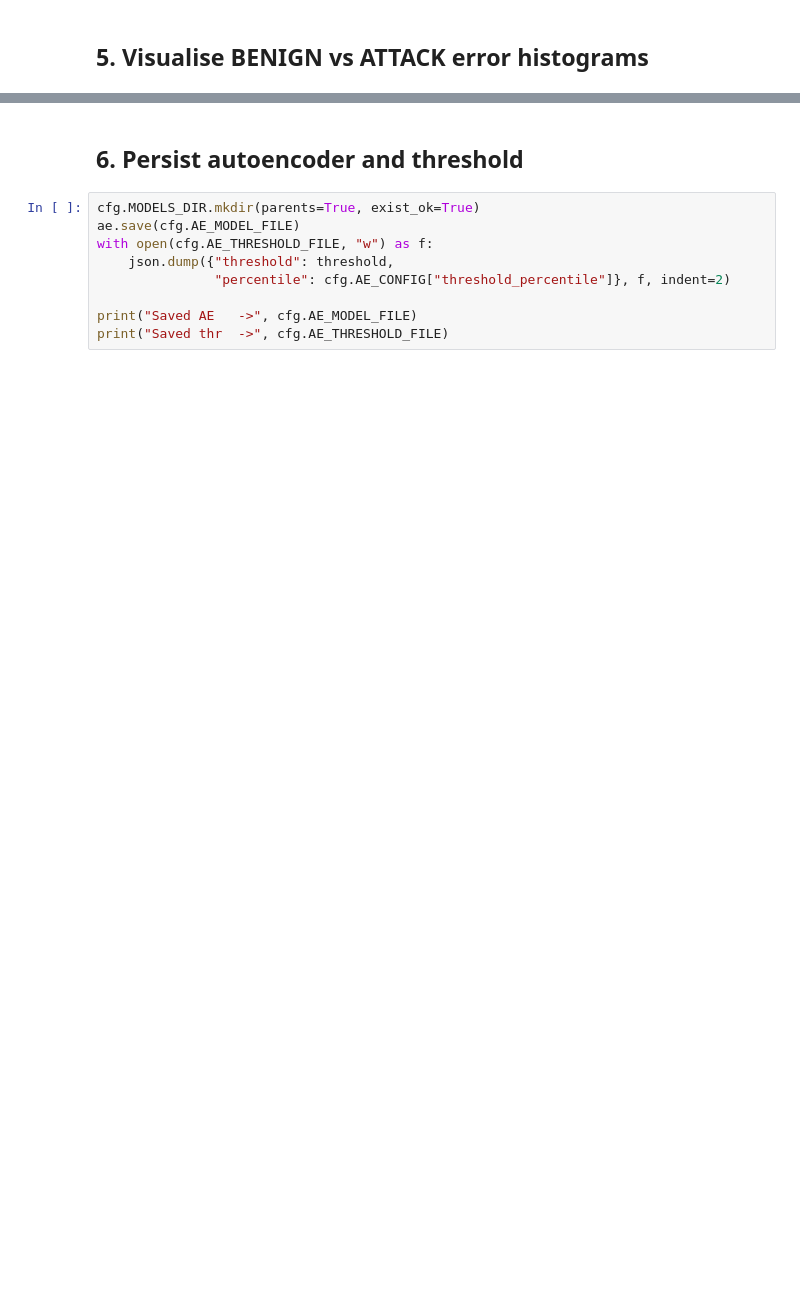
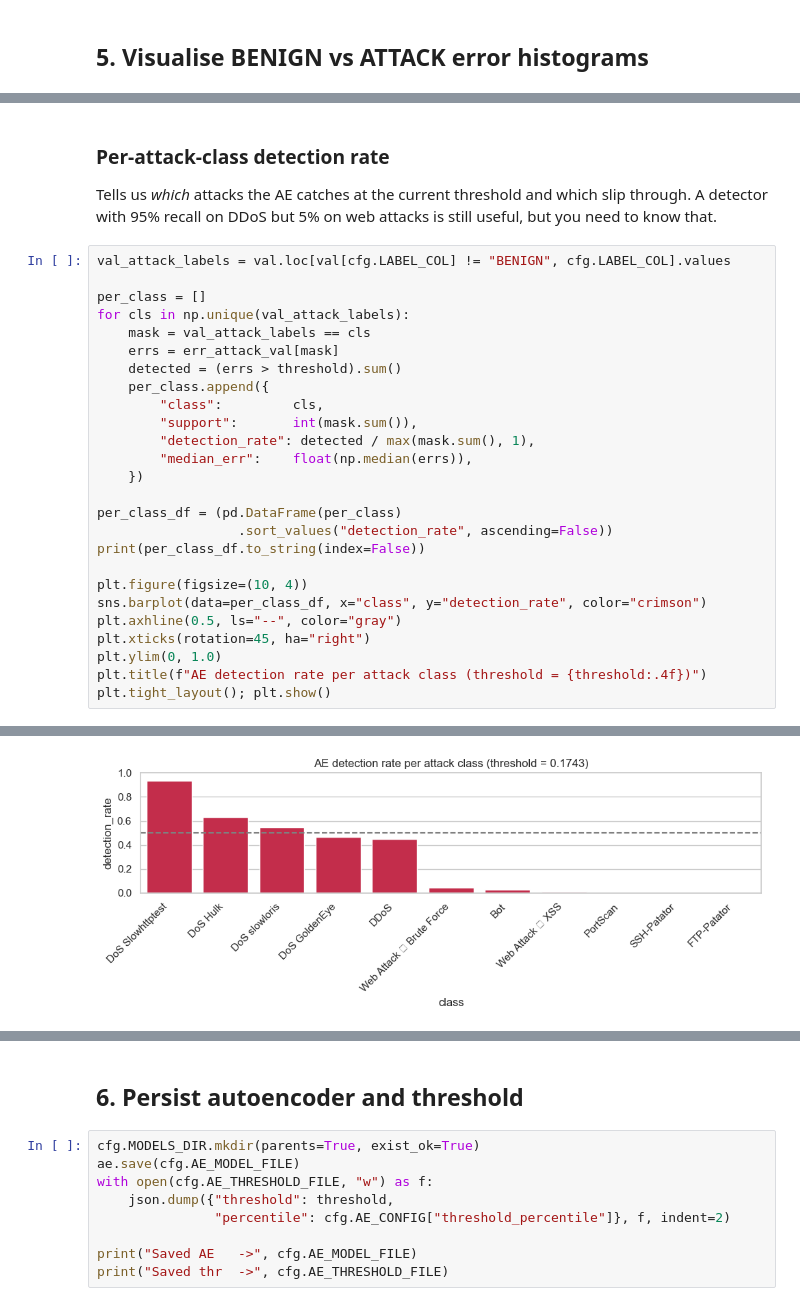
Before and after one commit to 7-lim/Smart_ids, a Jupyter notebook: notebooks/03_autoencoder_training.ipynb, the cells around one changed output, grey strips where cells are left out. Drawn from its saved outputs; the diff is of its cells as text; blank space fills up the shorter version.

Commit message:
fixed data split+fixed mlp

```diff
--- a/notebooks/03_autoencoder_training.ipynb
+++ b/notebooks/03_autoencoder_training.ipynb
@@ -89,0 +183,33 @@ plt.legend(); plt.tight_layout(); plt.show()
+# %% [markdown]
+### Per-attack-class detection rate
+
+Tells us *which* attacks the AE catches at the current threshold and which
+slip through. A detector with 95% recall on DDoS but 5% on web attacks is
+still useful, but you need to know that.
+# %%
+val_attack_labels = val.loc[val[cfg.LABEL_COL] != "BENIGN", cfg.LABEL_COL].values
+
+per_class = []
+for cls in np.unique(val_attack_labels):
+    mask = val_attack_labels == cls
+    errs = err_attack_val[mask]
+    detected = (errs > threshold).sum()
+    per_class.append({
+        "class":         cls,
+        "support":       int(mask.sum()),
+        "detection_rate": detected / max(mask.sum(), 1),
+        "median_err":    float(np.median(errs)),
+    })
+
+per_class_df = (pd.DataFrame(per_class)
+                  .sort_values("detection_rate", ascending=False))
+print(per_class_df.to_string(index=False))
+
+plt.figure(figsize=(10, 4))
+sns.barplot(data=per_class_df, x="class", y="detection_rate", color="crimson")
+plt.axhline(0.5, ls="--", color="gray")
+plt.xticks(rotation=45, ha="right")
+plt.ylim(0, 1.0)
+plt.title(f"AE detection rate per attack class (threshold = {threshold:.4f})")
+plt.tight_layout(); plt.show()
+# %% [output]
@@ -89,0 +228 @@ plt.legend(); plt.tight_layout(); plt.show()
+[figure, added]
```
Also changed, not shown: parts of 11 cells of this notebook, 3 other files.
